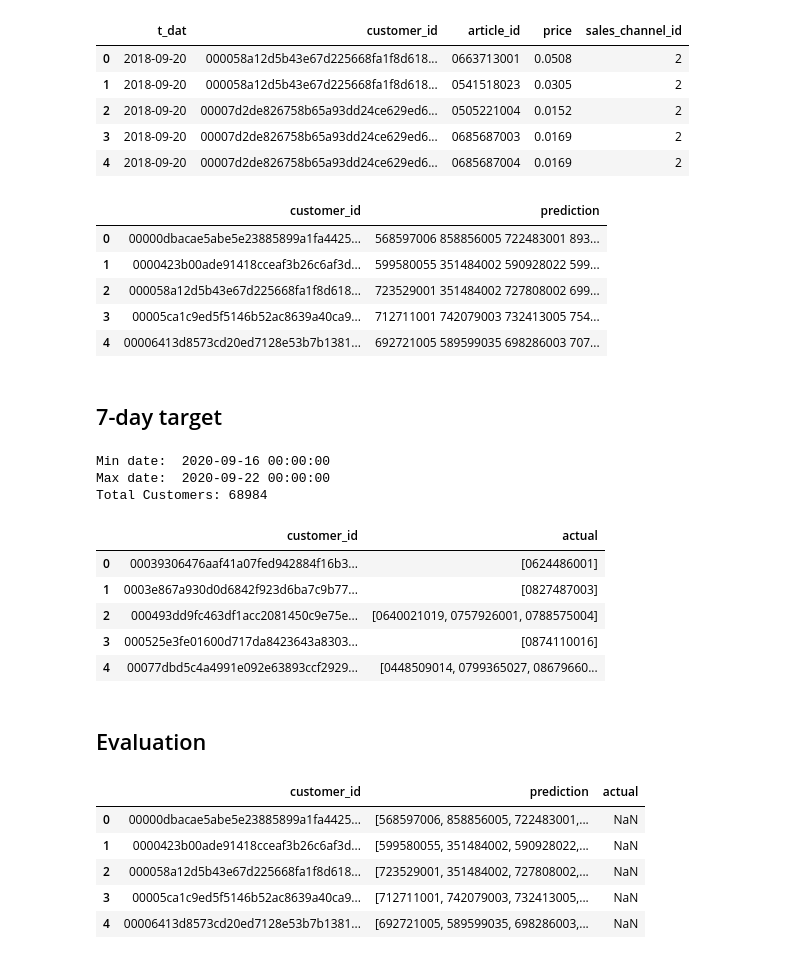
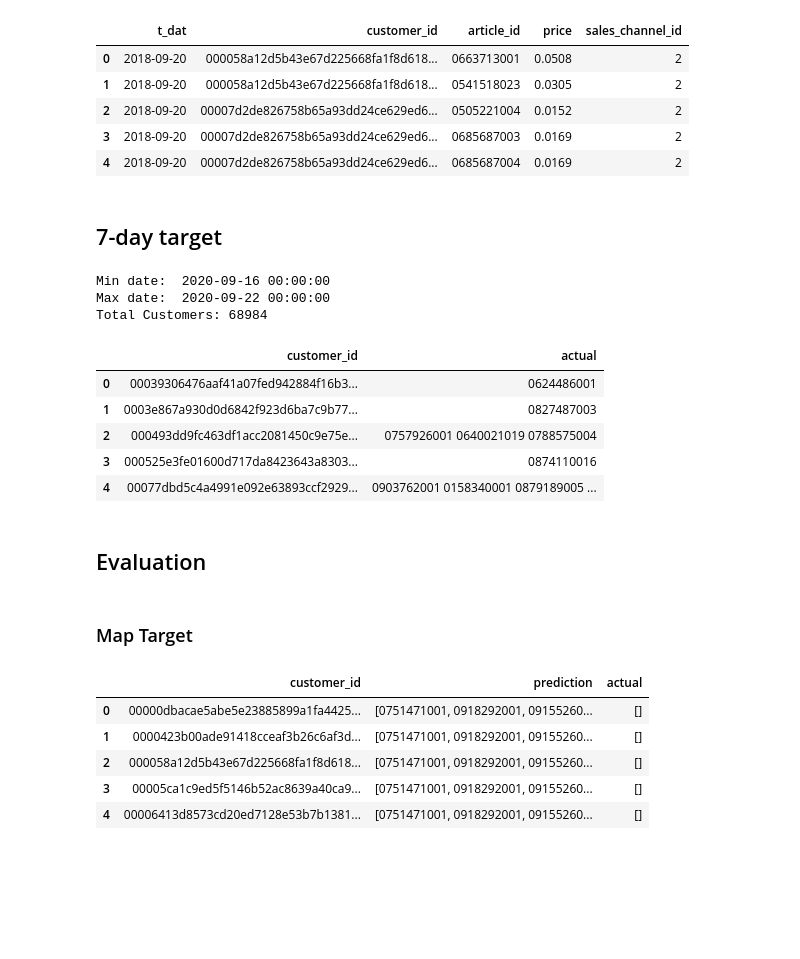
Before and after one commit to mewprakarn/Product_Personalization_Project, a Jupyter notebook: model/1.Evaluation_Metric_V2.ipynb, the cells around one changed output. Saved outputs shown, nothing was run; the diff lists cells and outputs as text; code cells hidden in the pictures; blank space fills up the shorter version.

```diff
--- a/model/1.Evaluation_Metric_V2.ipynb
+++ b/model/1.Evaluation_Metric_V2.ipynb
@@ -96,3 +116,0 @@ total customers:  1371980
-# %%
-for i in submit[:3].items():
-    print(i[1])
@@ -107,0 +117,3 @@ Name: prediction, dtype: object
+# %%
+bird['prediction'] = bird['prediction'].apply(lambda x: ' '.join(['0'+i for i in x.split()]))
+bird.head()
@@ -127,16 +146,6 @@ trans.head()
 | 2 | 2018-09-20 | 00007d2de826758b65a93dd24ce629ed6... | 0505221004 | 0.0152 | 2 |
 | 3 | 2018-09-20 | 00007d2de826758b65a93dd24ce629ed6... | 0685687003 | 0.0169 | 2 |
 | 4 | 2018-09-20 | 00007d2de826758b65a93dd24ce629ed6... | 0685687004 | 0.0169 | 2 |
-# %%
-submit["customer_id"] = submit["customer_id"].map(index_to_id_dict)
-submit.head(5)
-# %% [output]
-|  | customer_id | prediction |
-| 0 | 00000dbacae5abe5e23885899a1fa4425... | 568597006 858856005 722483001 893... |
-| 1 | 0000423b00ade91418cceaf3b26c6af3d... | 599580055 351484002 590928022 599... |
-| 2 | 000058a12d5b43e67d225668fa1f8d618... | 723529001 351484002 727808002 699... |
-| 3 | 00005ca1c9ed5f5146b52ac8639a40ca9... | 712711001 742079003 732413005 754... |
-| 4 | 00006413d8573cd20ed7128e53b7b1381... | 692721005 589599035 698286003 707... |
 # %% [markdown]
 ## 7-day target
 # %%
@@ -151,6 +160,7 @@ print(f'Total Customers: {trans.customer_id.nunique()}')
 target = pd.DataFrame(trans.groupby(['customer_id'])['article_id'].apply(lambda x: list(set(x))))\
                         .reset_index()\
                         .rename(columns={'article_id':'actual'})
+target['actual'] = target['actual'].apply(lambda x: ' '.join(x))
 # weekly_purchased['weekly_purchased_products'] = weekly_purchased['weekly_purchased_products'].apply(lambda x: list(set(x)))
 target.head()
 # %% [output]
@@ -158,25 +168,54 @@ Min date:  2020-09-16 00:00:00
 Max date:  2020-09-22 00:00:00
 Total Customers: 68984
 |  | customer_id | actual |
-| 0 | 00039306476aaf41a07fed942884f16b3... | [0624486001] |
-| 1 | 0003e867a930d0d6842f923d6ba7c9b77... | [0827487003] |
-| 2 | 000493dd9fc463df1acc2081450c9e75e... | [0640021019, 0757926001, 0788575004] |
-| 3 | 000525e3fe01600d717da8423643a8303... | [0874110016] |
-| 4 | 00077dbd5c4a4991e092e63893ccf2929... | [0448509014, 0799365027, 08679660... |
+| 0 | 00039306476aaf41a07fed942884f16b3... | 0624486001 |
+| 1 | 0003e867a930d0d6842f923d6ba7c9b77... | 0827487003 |
+| 2 | 000493dd9fc463df1acc2081450c9e75e... | 0757926001 0640021019 0788575004 |
+| 3 | 000525e3fe01600d717da8423643a8303... | 0874110016 |
+| 4 | 00077dbd5c4a4991e092e63893ccf2929... | 0903762001 0158340001 0879189005 ... |
 # %% [markdown]
 ## Evaluation
+# %% [markdown]
+### Map Target
 # %%
-test = submit.merge(target, on = 'customer_id',how='left')
+join_ = 'left'
+new_top_l1m = top_l1m.merge(target, on = 'customer_id',how=join_).fillna('')
+new_mew = mew.merge(target, on = 'customer_id',how=join_).fillna('')
+new_mew_v3 = mew_v3.merge(target, on = 'customer_id',how=join_).fillna('')
+new_mew_v4 = mew_v4.merge(target, on = 'customer_id',how=join_).fillna('')
+# new_mew_v5 = mew_v5.merge(target, on = 'customer_id',how=join_).fillna('')
+# new_mew_v6 = mew_v6.merge(target, on = 'customer_id',how=join_).fillna('')
+new_got = got.merge(target, on = 'customer_id',how=join_).fillna('')
+new_non = non.merge(target, on = 'customer_id',how=join_).fillna('')
+new_bird = bird.merge(target, on = 'customer_id',how=join_).fillna('')
 
-# if prediction is the string use this.
-test['prediction'] = test['prediction'].apply(lambda x: x.split())
-# test['actual'] = test['actual'].fillna("").apply(list)
 
-test.head()
+new_top_l1m['actual'] = new_top_l1m['actual'].apply(lambda x: x.split())
+new_mew['actual'] = new_mew['actual'].apply(lambda x: x.split())
+new_mew_v3['actual'] = new_mew_v3['actual'].apply(lambda x: x.split())
+new_mew_v4['actual'] = new_mew_v4['actual'].apply(lambda x: x.split())
+# new_mew_v5['actual'] = new_mew_v5['actual'].apply(lambda x: x.split())
+# new_mew_v6['actual'] = new_mew_v6['actual'].apply(lambda x: x.split())
+new_got['actual'] = new_got['actual'].apply(lambda x: x.split())
+new_non['actual'] = new_non['actual'].apply(lambda x: x.split())
+
+new_bird['actual'] = new_bird['actual'].apply(lambda x: x.split())
+
+new_top_l1m['prediction'] = new_top_l1m['prediction'].apply(lambda x: x.split())
+new_mew['prediction'] = new_mew['prediction'].apply(lambda x: x.split())
+new_mew_v3['prediction'] = new_mew_v3['prediction'].apply(lambda x: x.split())
+new_mew_v4['prediction'] = new_mew_v4['prediction'].apply(lambda x: x.split())
+# new_mew_v5['prediction'] = new_mew_v5['prediction'].apply(lambda x: x.split())
+# new_mew_v6['prediction'] = new_mew_v6['prediction'].apply(lambda x: x.split())
+new_got['prediction'] = new_got['prediction'].apply(lambda x: x.split())
+new_non['prediction'] = new_non['prediction'].apply(lambda x: x.split())
+new_bird['prediction'] = new_bird['prediction'].apply(lambda x: x.split())
+
+new_top_l1m.head()
 # %% [output]
 |  | customer_id | prediction | actual |
-| 0 | 00000dbacae5abe5e23885899a1fa4425... | [568597006, 858856005, 722483001,... | NaN |
-| 1 | 0000423b00ade91418cceaf3b26c6af3d... | [599580055, 351484002, 590928022,... | NaN |
-| 2 | 000058a12d5b43e67d225668fa1f8d618... | [723529001, 351484002, 727808002,... | NaN |
-| 3 | 00005ca1c9ed5f5146b52ac8639a40ca9... | [712711001, 742079003, 732413005,... | NaN |
-| 4 | 00006413d8573cd20ed7128e53b7b1381... | [692721005, 589599035, 698286003,... | NaN |
+| 0 | 00000dbacae5abe5e23885899a1fa4425... | [0751471001, 0918292001, 09155260... | [] |
+| 1 | 0000423b00ade91418cceaf3b26c6af3d... | [0751471001, 0918292001, 09155260... | [] |
+| 2 | 000058a12d5b43e67d225668fa1f8d618... | [0751471001, 0918292001, 09155260... | [] |
+| 3 | 00005ca1c9ed5f5146b52ac8639a40ca9... | [0751471001, 0918292001, 09155260... | [] |
+| 4 | 00006413d8573cd20ed7128e53b7b1381... | [0751471001, 0918292001, 09155260... | [] |
```
Also changed, not shown: parts of 16 cells of this notebook, 8 other files.
